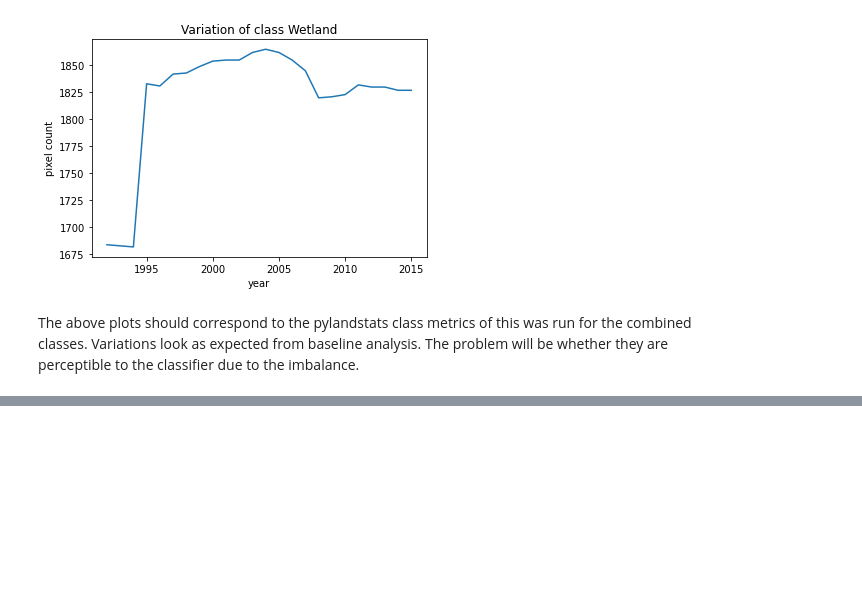
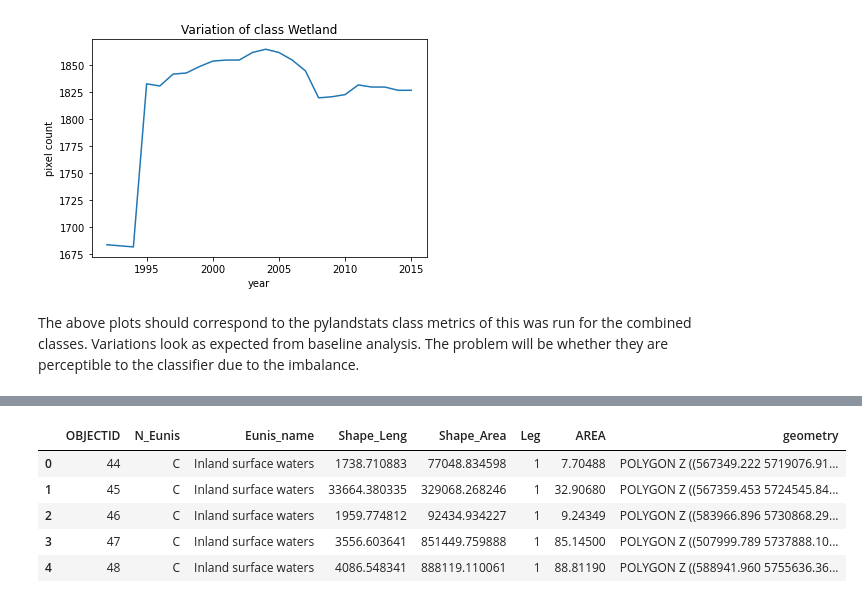
Before and after one commit to ai4er-cdt/geograph, a Jupyter notebook: notebooks/exploratory/kmg_2_training_data-exploration.ipynb, the cells around one changed output, grey strips where cells are left out. Cells and saved outputs as stored; diff of their text form; code cells hidden in the pictures; blank space fills up the shorter version.

```diff
--- a/notebooks/exploratory/kmg_2_training_data-exploration.ipynb
+++ b/notebooks/exploratory/kmg_2_training_data-exploration.ipynb
@@ -340,0 +415,10 @@ The above plots should correspond to the pylandstats class metrics of this was r
+# %%
+biotope_data = gpd.read_file(GWS_DATA_DIR / "chernobyl_habitat_data" / "Biotope_EUNIS_ver1_1.shp")
+biotope_data.head()
+# %% [output]
+|  | OBJECTID | N_Eunis | Eunis_name | Shape_Leng | Shape_Area | Leg | AREA | geometry |
+| 0 | 44 | C | Inland surface waters | 1738.710883 | 77048.834598 | 1 | 7.70488 | POLYGON Z ((567349.222 5719076.91... |
+| 1 | 45 | C | Inland surface waters | 33664.380335 | 329068.268246 | 1 | 32.90680 | POLYGON Z ((567359.453 5724545.84... |
+| 2 | 46 | C | Inland surface waters | 1959.774812 | 92434.934227 | 1 | 9.24349 | POLYGON Z ((583966.896 5730868.29... |
+| 3 | 47 | C | Inland surface waters | 3556.603641 | 851449.759888 | 1 | 85.14500 | POLYGON Z ((507999.789 5737888.10... |
+| 4 | 48 | C | Inland surface waters | 4086.548341 | 888119.110061 | 1 | 88.81190 | POLYGON Z ((588941.960 5755636.36... |
```
Also changed, not shown: parts of 17 cells of this notebook, 9 other files.
